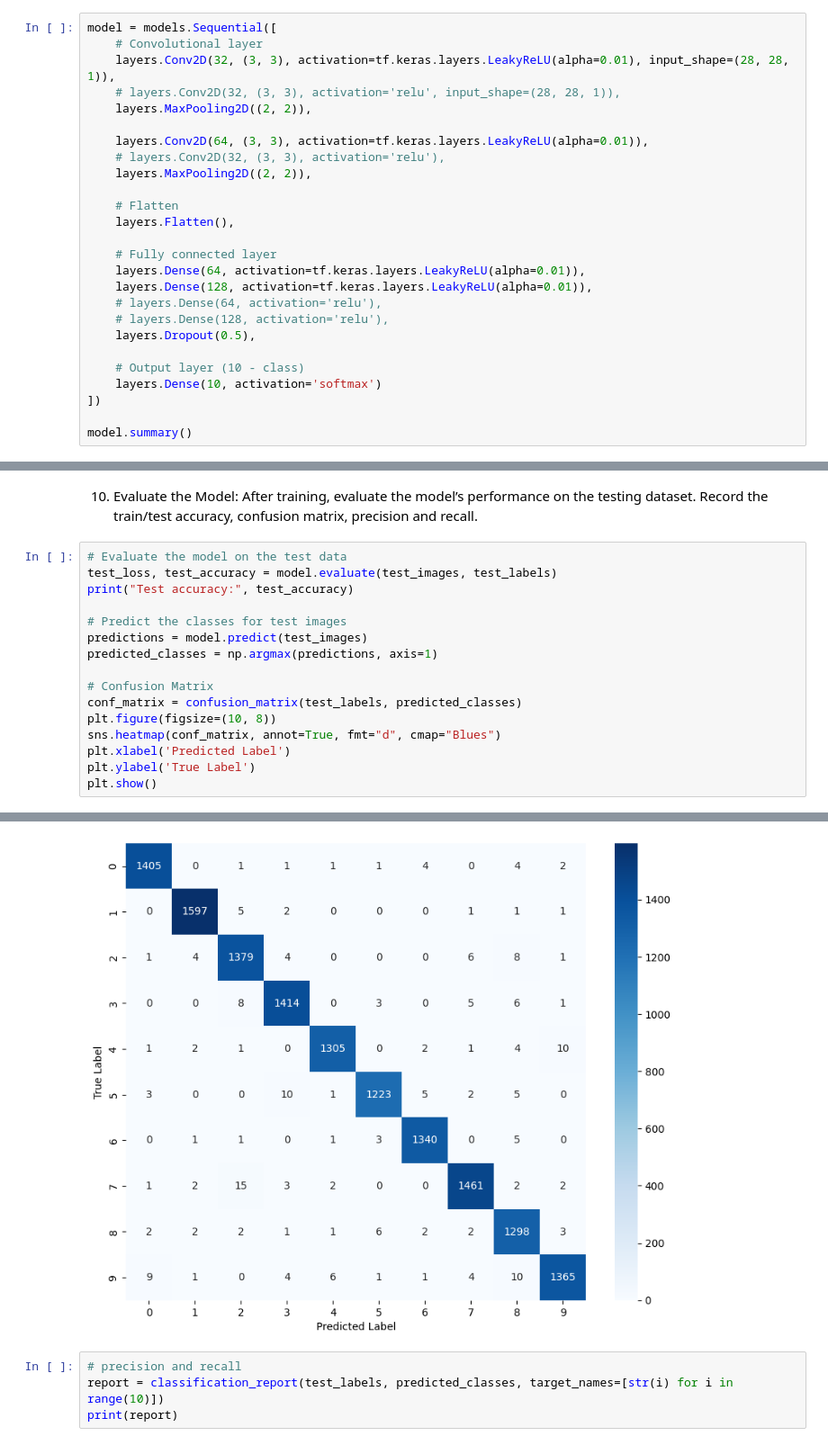
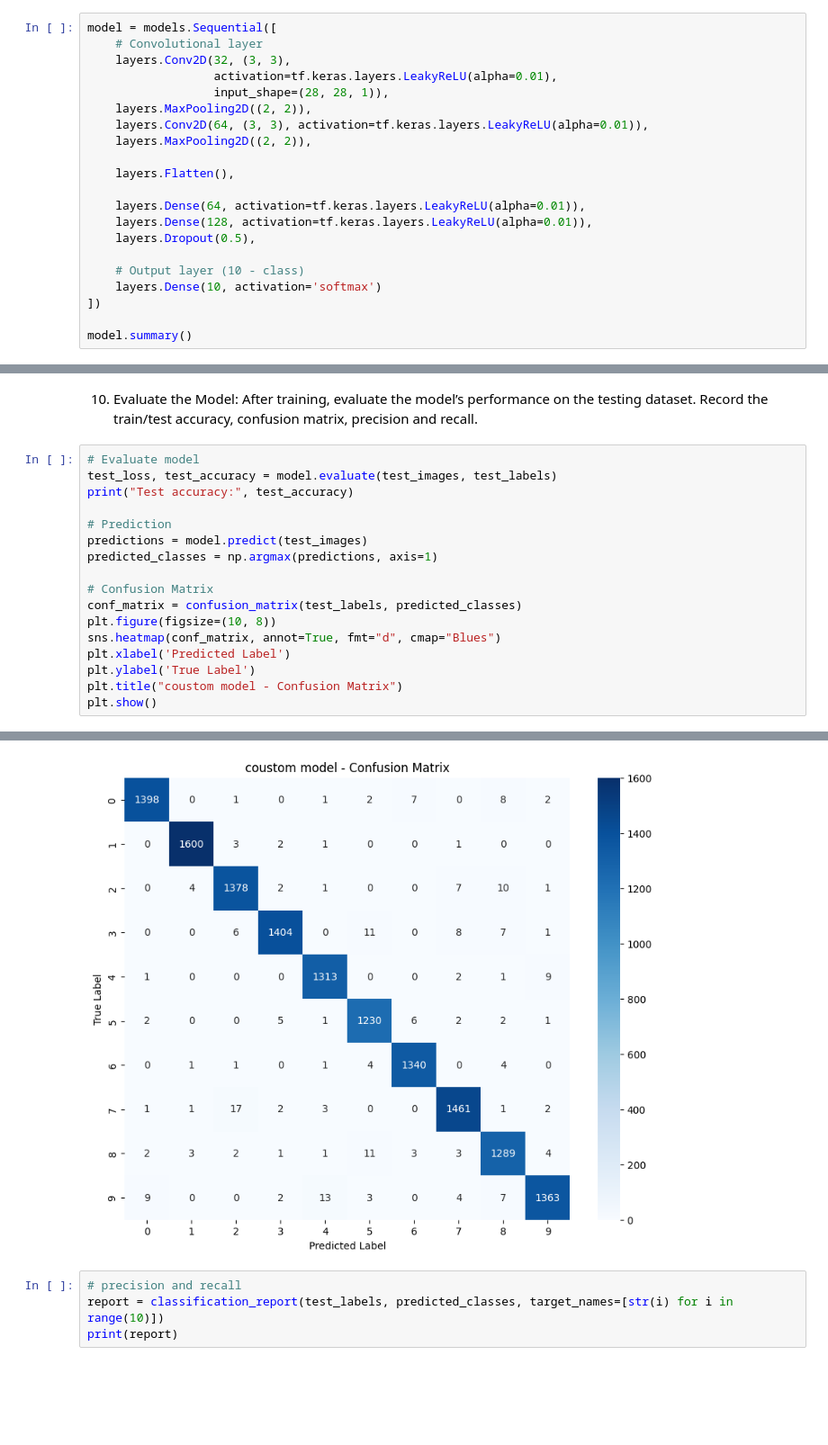
Before and after one commit to lakshithagnk/CNN-image-classification, a Jupyter notebook: Assignment_03_MINIST_dataset.ipynb, the cells around one changed output, grey strips where cells are left out. Shown at 90% size. Cells and saved outputs as stored; diff of their text form; blank space fills up the shorter version.

```diff
--- a/Assignment_03_MINIST_dataset.ipynb
+++ b/Assignment_03_MINIST_dataset.ipynb
@@ -51,22 +51,17 @@ Testing set shape: (14000, 28, 28, 1) (14000,)
 # %%
 model = models.Sequential([
     # Convolutional layer
-    layers.Conv2D(32, (3, 3), activation=tf.keras.layers.LeakyReLU(alpha=0.01), input_shape=(28, 28, 1)),
-    # layers.Conv2D(32, (3, 3), activation='relu', input_shape=(28, 28, 1)),
+    layers.Conv2D(32, (3, 3),
+                  activation=tf.keras.layers.LeakyReLU(alpha=0.01),
+                  input_shape=(28, 28, 1)),
+    layers.MaxPooling2D((2, 2)),
+    layers.Conv2D(64, (3, 3), activation=tf.keras.layers.LeakyReLU(alpha=0.01)),
     layers.MaxPooling2D((2, 2)),
 
-    layers.Conv2D(64, (3, 3), activation=tf.keras.layers.LeakyReLU(alpha=0.01)),
-    # layers.Conv2D(32, (3, 3), activation='relu'),
-    layers.MaxPooling2D((2, 2)),
-
-    # Flatten
     layers.Flatten(),
 
-    # Fully connected layer
     layers.Dense(64, activation=tf.keras.layers.LeakyReLU(alpha=0.01)),
     layers.Dense(128, activation=tf.keras.layers.LeakyReLU(alpha=0.01)),
-    # layers.Dense(64, activation='relu'),
-    # layers.Dense(128, activation='relu'),
     layers.Dropout(0.5),
 
     # Output layer (10 - class)
@@ -135,11 +129,11 @@ plt.show()
 10. Evaluate the Model: After training, evaluate the model’s performance on the testing
 dataset. Record the train/test accuracy, confusion matrix, precision and recall.
 # %%
-# Evaluate the model on the test data
+# Evaluate model
 test_loss, test_accuracy = model.evaluate(test_images, test_labels)
 print("Test accuracy:", test_accuracy)
 
-# Predict the classes for test images
+# Prediction
 predictions = model.predict(test_images)
 predicted_classes = np.argmax(predictions, axis=1)
 
@@ -149,5 +143,6 @@ plt.figure(figsize=(10, 8))
 sns.heatmap(conf_matrix, annot=True, fmt="d", cmap="Blues")
 plt.xlabel('Predicted Label')
 plt.ylabel('True Label')
+plt.title("coustom model - Confusion Matrix")
 plt.show()
 # %% [output]
@@ -156,5 +151,5 @@ Test accuracy: 0.9847857356071472
 438/438 [==============================] - 3s 6ms/step
-[figure, old version]
+[figure, new version]
 # %%
 # precision and recall
 report = classification_report(test_labels, predicted_classes, target_names=[str(i) for i in range(10)])
```
Also changed, not shown: parts of 26 cells of this notebook.
